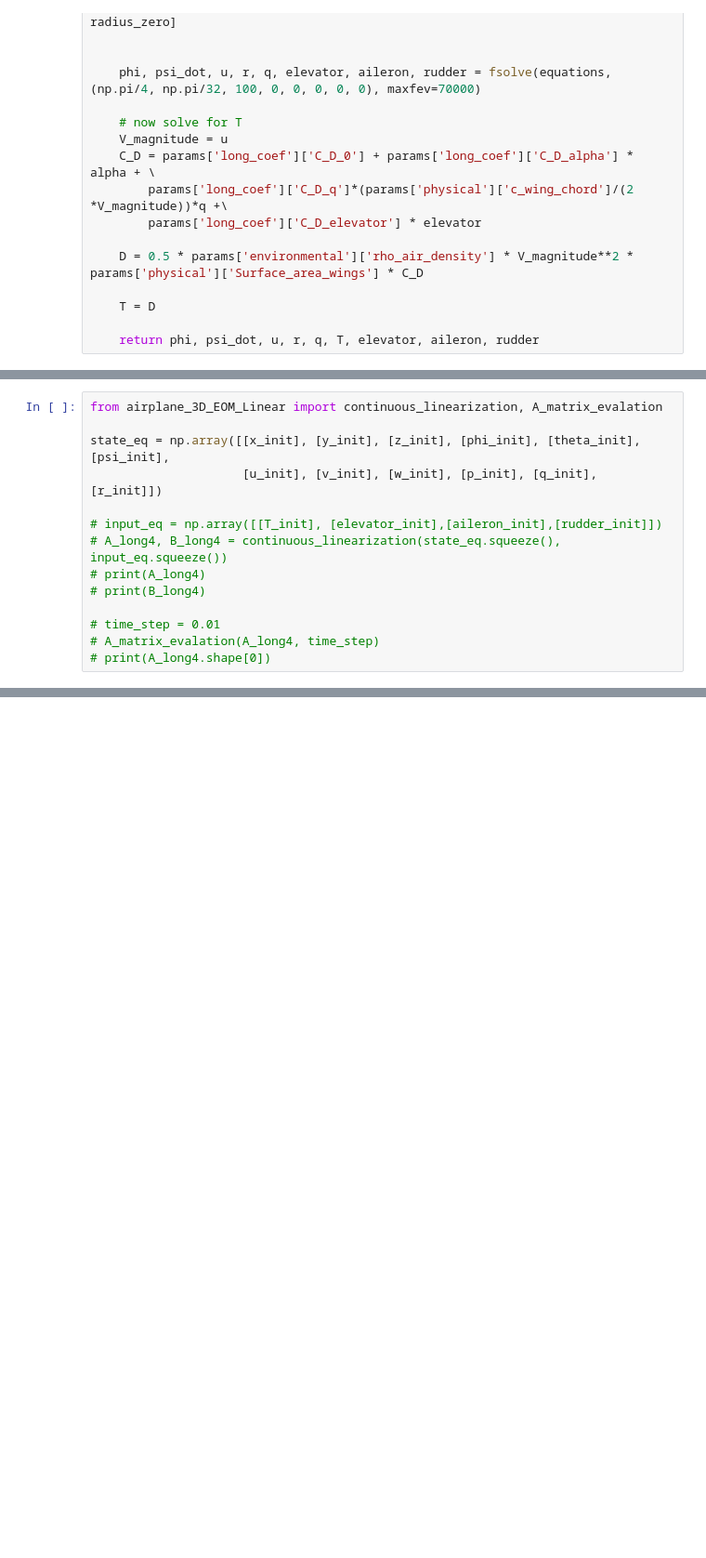
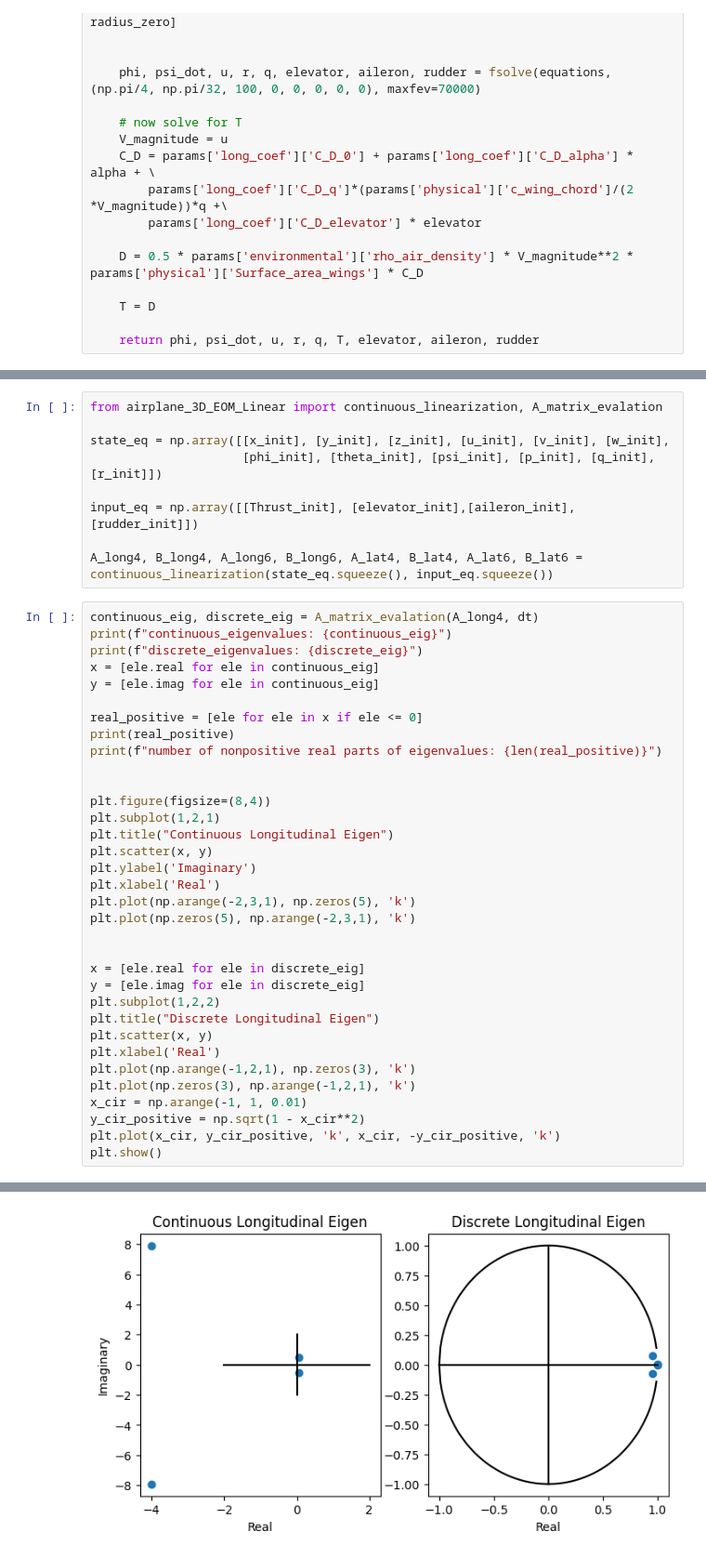
Before and after one commit to joek5555/ROB_599_example_code, a Jupyter notebook: airplane/airplane_3D_run.ipynb, the cells around one changed output, grey strips where cells are left out. Shown: that part at 93% size. Drawn from its saved outputs; the diff is of its cells as text; blank space fills up the shorter version.

```diff
--- a/airplane/airplane_3D_run.ipynb
+++ b/airplane/airplane_3D_run.ipynb
@@ -517,14 +534,44 @@ plot_airplane_data(sol)
 # %%
 from airplane_3D_EOM_Linear import continuous_linearization, A_matrix_evalation
 
-state_eq = np.array([[x_init], [y_init], [z_init], [phi_init], [theta_init], [psi_init],
-                     [u_init], [v_init], [w_init], [p_init], [q_init], [r_init]])
+state_eq = np.array([[x_init], [y_init], [z_init], [u_init], [v_init], [w_init],
+                     [phi_init], [theta_init], [psi_init], [p_init], [q_init], [r_init]])
 
-# input_eq = np.array([[T_init], [elevator_init],[aileron_init],[rudder_init]])
-# A_long4, B_long4 = continuous_linearization(state_eq.squeeze(), input_eq.squeeze())
-# print(A_long4)
-# print(B_long4)
+input_eq = np.array([[Thrust_init], [elevator_init],[aileron_init],[rudder_init]])
 
-# time_step = 0.01
-# A_matrix_evalation(A_long4, time_step)
-# print(A_long4.shape[0])
+A_long4, B_long4, A_long6, B_long6, A_lat4, B_lat4, A_lat6, B_lat6 = continuous_linearization(state_eq.squeeze(), input_eq.squeeze())
+# %%
+continuous_eig, discrete_eig = A_matrix_evalation(A_long4, dt)
+print(f"continuous_eigenvalues: {continuous_eig}")
+print(f"discrete_eigenvalues: {discrete_eig}")
+x = [ele.real for ele in continuous_eig]
+y = [ele.imag for ele in continuous_eig]
+
+real_positive = [ele for ele in x if ele <= 0]
+print(real_positive)
+print(f"number of nonpositive real parts of eigenvalues: {len(real_positive)}")
+
+
+plt.figure(figsize=(8,4))
+plt.subplot(1,2,1)
+plt.title("Continuous Longitudinal Eigen")
+plt.scatter(x, y)
+plt.ylabel('Imaginary')
+plt.xlabel('Real')
+plt.plot(np.arange(-2,3,1), np.zeros(5), 'k')
+plt.plot(np.zeros(5), np.arange(-2,3,1), 'k')
+
+
+x = [ele.real for ele in discrete_eig]
+y = [ele.imag for ele in discrete_eig]
+plt.subplot(1,2,2)
+plt.title("Discrete Longitudinal Eigen")
+plt.scatter(x, y)
+plt.xlabel('Real')
+plt.plot(np.arange(-1,2,1), np.zeros(3), 'k')
+plt.plot(np.zeros(3), np.arange(-1,2,1), 'k')
+x_cir = np.arange(-1, 1, 0.01)
+y_cir_positive = np.sqrt(1 - x_cir**2)
+plt.plot(x_cir, y_cir_positive, 'k', x_cir, -y_cir_positive, 'k')
+plt.show()
+# %% [output]
@@ -530,0 +584 @@ state_eq = np.array([[x_init], [y_init], [z_init], [phi_init], [theta_init], [ps
+[figure, added]
```
Also changed, not shown: parts of 21 cells of this notebook, 6 other files.
